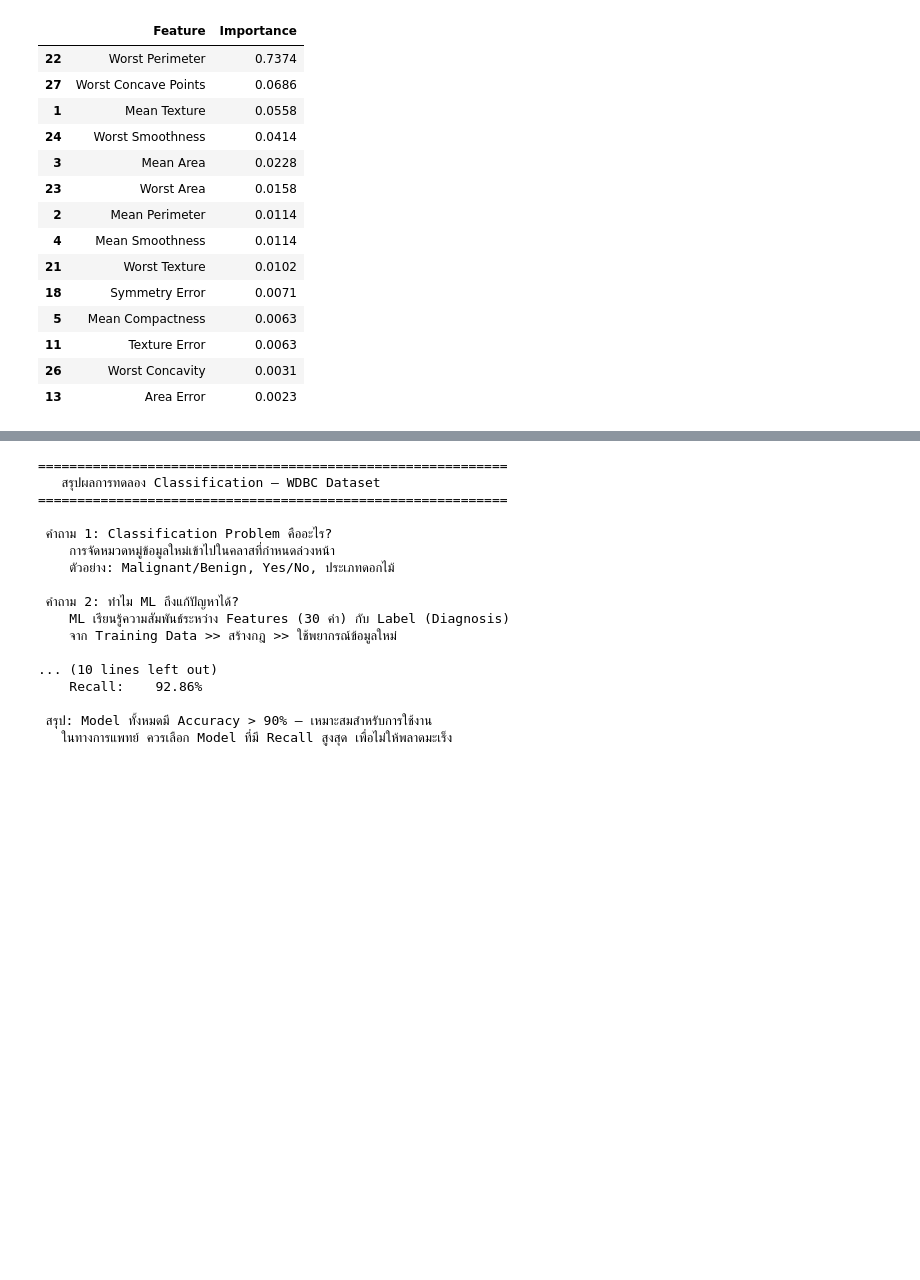
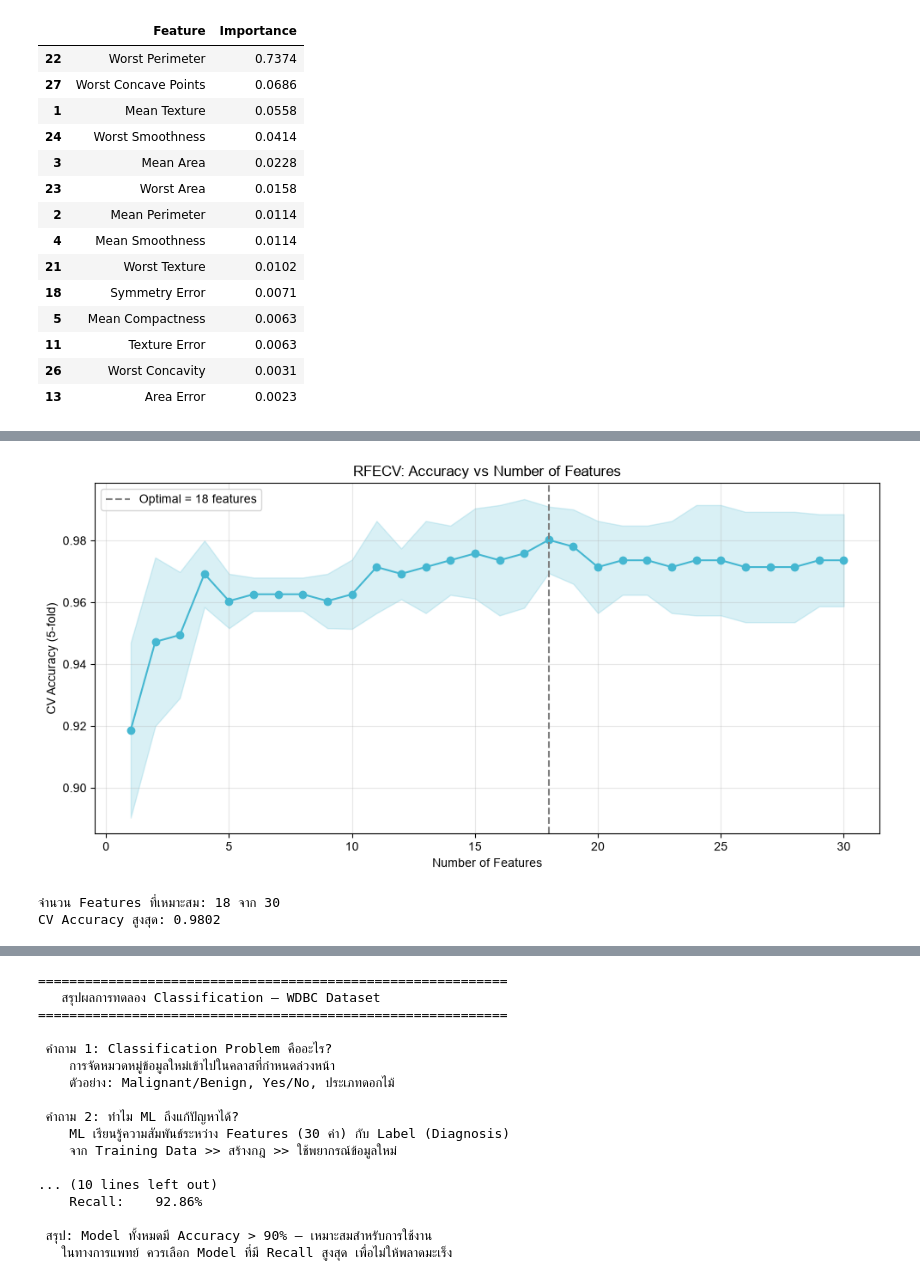
Before and after one commit to pasunim/DT514-Data-Classification-W5, a Jupyter notebook: W5_classification.ipynb, the cells around one changed output, grey strips where cells are left out. Drawn from its saved outputs; the diff is of its cells as text; code cells hidden in the pictures; blank space fills up the shorter version.

```diff
--- a/W5_classification.ipynb
+++ b/W5_classification.ipynb
@@ -598,0 +609,35 @@ Decision Tree ใช้เพียง 14 จาก 30 Features
+# %%
+# Section 7: RFECV หาจำนวน Features ที่เหมาะสม
+
+from sklearn.feature_selection import RFE, RFECV
+from sklearn.model_selection import StratifiedKFold
+
+# ใช้ Logistic Regression เป็น estimator (ใช้ coef_ วัดความสำคัญ จึงต้องใช้ข้อมูลที่ Scale แล้ว)
+rfe_estimator = LogisticRegression(random_state=42, max_iter=1000)
+cv = StratifiedKFold(n_splits=5, shuffle=True, random_state=42)
+
+rfecv = RFECV(estimator=rfe_estimator, step=1, cv=cv, scoring='accuracy', min_features_to_select=1)
+rfecv.fit(X_train, y_train)
+
+n_features_range = range(1, len(rfecv.cv_results_['mean_test_score']) + 1)
+mean_scores = rfecv.cv_results_['mean_test_score']
+std_scores = rfecv.cv_results_['std_test_score']
+
+plt.figure(figsize=(10, 5))
+plt.plot(n_features_range, mean_scores, 'o-', color='#45b7d1')
+plt.fill_between(n_features_range, mean_scores - std_scores, mean_scores + std_scores, alpha=0.2, color='#45b7d1')
+plt.axvline(rfecv.n_features_, linestyle='--', color='gray', label=f'Optimal = {rfecv.n_features_} features')
+plt.xlabel('Number of Features')
+plt.ylabel('CV Accuracy (5-fold)')
+plt.title('RFECV: Accuracy vs Number of Features')
+plt.legend()
+plt.grid(alpha=0.3)
+plt.tight_layout()
+plt.show()
+
+print(f'จำนวน Features ที่เหมาะสม: {rfecv.n_features_} จาก {X.shape[1]}')
+print(f'CV Accuracy สูงสุด: {mean_scores.max():.4f}')
+# %% [output]
+[figure, added]
+จำนวน Features ที่เหมาะสม: 18 จาก 30
+CV Accuracy สูงสุด: 0.9802
```
Also changed, not shown: parts of 4 cells of this notebook.
